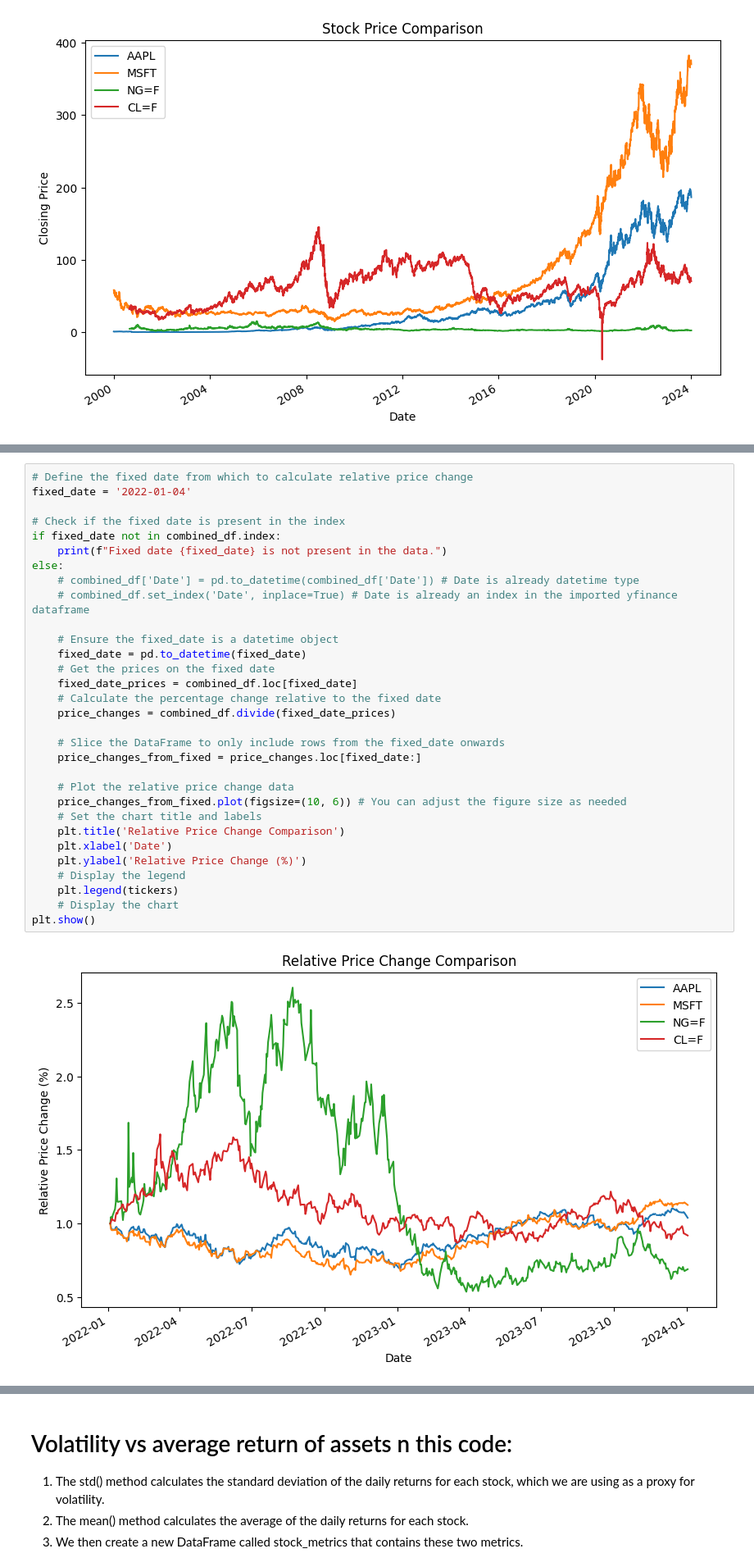
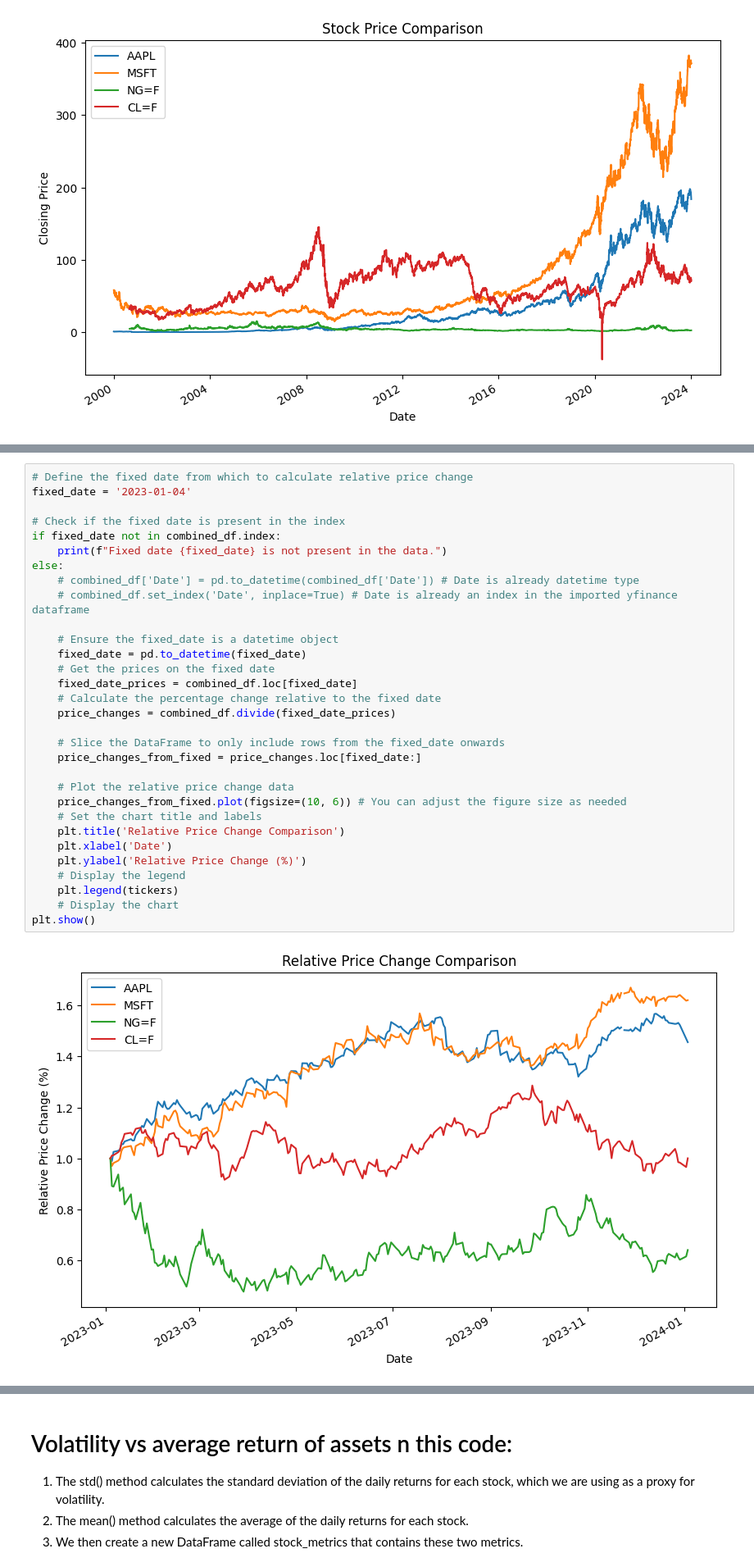
Before and after one commit to pkondacs/marketdata, a Jupyter notebook: Asset_Portfolio_by_using_yfinance_tickers.ipynb, the cells around one changed output, grey strips where cells are left out. Shown at 82% size. Cells and saved outputs as stored; diff of their text form.

```diff
--- a/Asset_Portfolio_by_using_yfinance_tickers.ipynb
+++ b/Asset_Portfolio_by_using_yfinance_tickers.ipynb
@@ -68,36 +74,36 @@ DatetimeIndex(['2000-01-03', '2000-01-04', '2000-01-05', '2000-01-06',
 # %%
 # Define the fixed date from which to calculate relative price change
-fixed_date = '2022-01-04'
+fixed_date = '2023-01-04'
 
 # Check if the fixed date is present in the index
 if fixed_date not in combined_df.index:
     print(f"Fixed date {fixed_date} is not present in the data.")
 else:
     # combined_df['Date'] = pd.to_datetime(combined_df['Date']) # Date is already datetime type
     # combined_df.set_index('Date', inplace=True) # Date is already an index in the imported yfinance dataframe
 
     # Ensure the fixed_date is a datetime object
     fixed_date = pd.to_datetime(fixed_date)
     # Get the prices on the fixed date
     fixed_date_prices = combined_df.loc[fixed_date]
     # Calculate the percentage change relative to the fixed date
     price_changes = combined_df.divide(fixed_date_prices)
 
     # Slice the DataFrame to only include rows from the fixed_date onwards
     price_changes_from_fixed = price_changes.loc[fixed_date:]
 
     # Plot the relative price change data
     price_changes_from_fixed.plot(figsize=(10, 6)) # You can adjust the figure size as needed
     # Set the chart title and labels
     plt.title('Relative Price Change Comparison')
     plt.xlabel('Date')
     plt.ylabel('Relative Price Change (%)')
     # Display the legend
     plt.legend(tickers)
     # Display the chart
 plt.show()
 # %% [output]
-[figure, old version]
+[figure, new version]
 # %%
 # Define the fixed date from which to calculate relative price change
 fixed_date = '2023-01-04'
```
Also changed, not shown: parts of 17 cells of this notebook.
